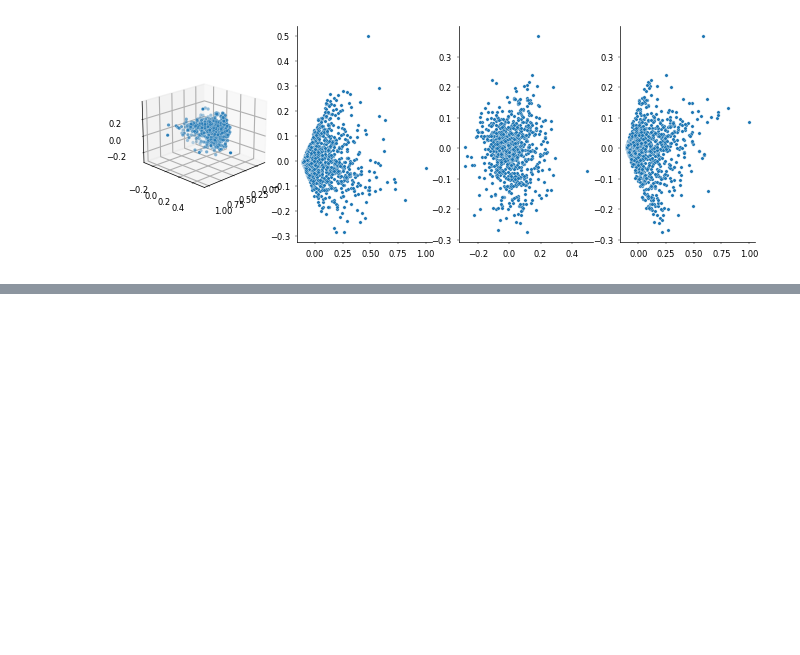
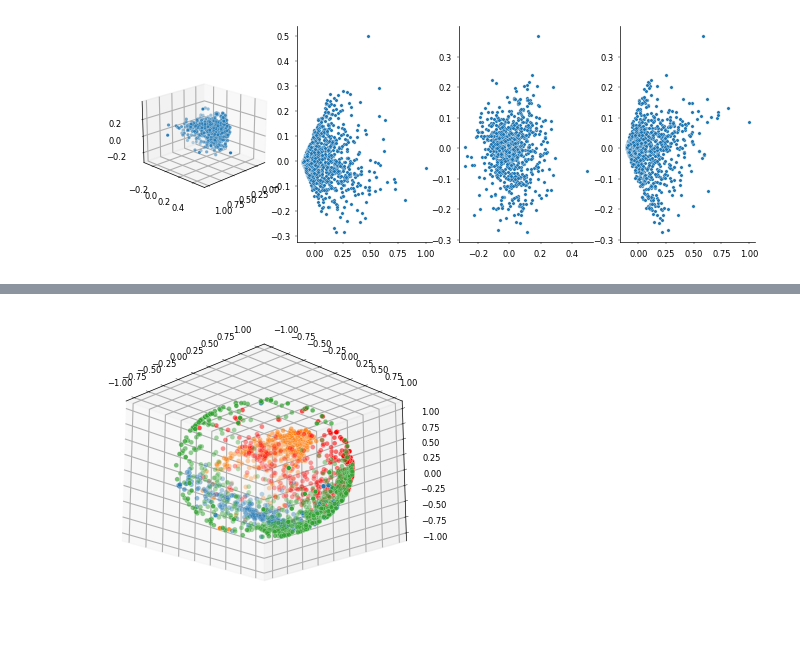
Before and after one commit to steevelaquitaine/stim-rep, a Jupyter notebook: notebooks/stim_rep.ipynb, the cells around one changed output, grey strips where cells are left out. Cells and saved outputs as stored; diff of their text form; code cells hidden in the pictures; blank space fills up the shorter version.

```diff
--- a/notebooks/stim_rep.ipynb
+++ b/notebooks/stim_rep.ipynb
@@ -464,0 +748,55 @@ response_layr1 = responses[unit_layers == "1", :]
+# %%
+# plot
+SIZE = 12
+
+fig = plt.figure(figsize=(15, 4))
+
+# plot
+ax = fig.add_subplot(1, 1, 1, projection="3d")
+# ax.view_init(20, 45, 0)  # elevation, azimuth, roll
+ax.view_init(-20, -45, 0)  # elevation, azimuth, roll
+scat = ax.scatter(
+    multilayer_unitwise_embeddings["L2/3"][np.where(unit_labels[0] == 0)[0], 0],
+    multilayer_unitwise_embeddings["L2/3"][np.where(unit_labels[0] == 0)[0], 1],
+    multilayer_unitwise_embeddings["L2/3"][np.where(unit_labels[0] == 0)[0], 2],
+    edgecolors="w",
+    color="r",
+    linewidths=0.2,
+    s=SIZE,
+    rasterized=True,  # memory efficiency
+)
+
+# plot
+scat = ax.scatter(
+    multilayer_unitwise_embeddings["L4"][np.where(unit_labels[1] == 0)[0], 0],
+    multilayer_unitwise_embeddings["L4"][np.where(unit_labels[1] == 0)[0], 1],
+    multilayer_unitwise_embeddings["L4"][np.where(unit_labels[1] == 0)[0], 2],
+    edgecolors="w",
+    linewidths=0.2,
+    s=SIZE,
+    rasterized=True,  # memory efficiency
+)
+
+# plot
+scat = ax.scatter(
+    multilayer_unitwise_embeddings["L5"][np.where(unit_labels[2] == 0)[0], 0],
+    multilayer_unitwise_embeddings["L5"][np.where(unit_labels[2] == 0)[0], 1],
+    multilayer_unitwise_embeddings["L5"][np.where(unit_labels[2] == 0)[0], 2],
+    edgecolors="w",
+    linewidths=0.2,
+    s=SIZE,
+    rasterized=True,  # memory efficiency
+)
+
+# plot
+scat = ax.scatter(
+    multilayer_unitwise_embeddings["L6"][np.where(unit_labels[3] == 0)[0], 0],
+    multilayer_unitwise_embeddings["L6"][np.where(unit_labels[3] == 0)[0], 1],
+    multilayer_unitwise_embeddings["L6"][np.where(unit_labels[3] == 0)[0], 2],
+    edgecolors="w",
+    linewidths=0.2,
+    s=SIZE,
+    rasterized=True,
+)
+# %% [output]
+[figure, added]
```
Also changed, not shown: parts of 26 cells of this notebook, 2 other files.
